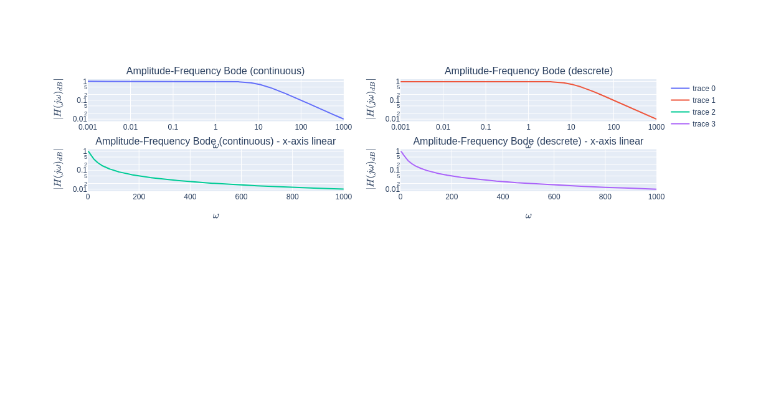
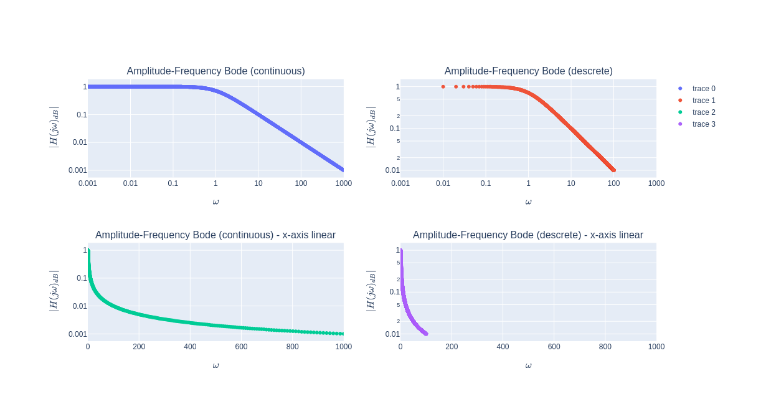
Before and after one commit to AGBV/DigiSiv, a Jupyter notebook: exercise06/MA2.ipynb, the cells around one changed output. Cells and saved outputs as stored; diff of their text form; code cells hidden in the pictures; blank space fills up the shorter version.

```diff
--- a/exercise06/MA2.ipynb
+++ b/exercise06/MA2.ipynb
@@ -2,14 +2,16 @@
 import numpy as np
 # %%
 # Parameter
-tau = 0.1                   # Zeitkonstante: Wie schnell klingt die Impulsantwort ab? tau klein -> schnell, tau groß -> langsam
+tau = 1                  # Zeitkonstante: Wie schnell klingt die Impulsantwort ab? tau klein -> schnell, tau groß -> langsam
 omega_g = 5 / tau           # Grenzfrequenz: Wie viel von der Übertragungsfunktion betrachten wir noch?
 T = 0.1 * np.pi / omega_g   # Abtastperiode: Abstasttheorem muss erfüllt sein: ws =2*pi/T --> T = (2*pi)/ws. Shannon: ws>2wg --> T<pi/wg
 N = 10_000                  # Anzahl Samples: wie viele Abtastpunkte gibt es?
 # %%
 # c)
 # requenz Schrittweite
-delta_omega = (2 * np.pi) / (N * T)
+sampling_frequenz = 1 / T
+omega = 2 * np.pi / T
+delta_omega = omega / N
 
 # Frequenzbasis
 omega_disk = np.arange(N) * delta_omega
@@ -23,6 +25,7 @@ H_disk = -1 / (1 + 1j * omega_disk * tau)
 omega_cont = np.logspace(-3,3,1000) # geht NUR für die Visualisierung des "kontinuierlichen" Spektrums. Bei FT wird linearer Abstand benötigt
 H_cont = -1 / (1 + 1j * omega_cont * tau)
 # %%
+%matplotlib notebook
 import plotly
 import plotly.graph_objects as go
 from plotly.subplots import make_subplots
@@ -51,42 +54,46 @@ fig.add_trace(
     go.Scatter(
         x = omega_cont,
         y = np.abs(H_cont),
+        mode = "markers",
     ), row=1, col=1
 )
 fig.add_trace(
     go.Scatter(
         x = omega_disk,
         y = np.abs(H_disk),
+        mode = "markers",
     ), row=1, col=2
 )
 fig.add_trace(
     go.Scatter(
         x = omega_cont,
         y = np.abs(H_cont),
+        mode = "markers",
     ), row=2, col=1
 )
 fig.add_trace(
     go.Scatter(
         x = omega_disk,
         y = np.abs(H_disk),
+        mode = "markers",
     ), row=2, col=2
 )
 r1 = [-3, 3]
 r2 = [10**i for i in r1]
 fig.update_layout(
-    # height=800,
+    height=600,
     xaxis1=dict(title=r'$\omega$', type="log", range=r1),
     xaxis2=dict(title=r'$\omega$', type="log", range=r1),
     xaxis3=dict(title=r'$\omega$', range=r2),
     xaxis4=dict(title=r'$\omega$', range=r2),
     yaxis1=dict(title=r'$|H(j\omega)_{dB}|$', type="log"),
     yaxis2=dict(title=r'$|H(j\omega)_{dB}|$', type="log"),
     yaxis3=dict(title=r'$|H(j\omega)_{dB}|$', type="log"),
     yaxis4=dict(title=r'$|H(j\omega)_{dB}|$', type="log"),
 )
 fig.show()
 # %% [output]
-[figure, old version]
+[figure, new version]
 # %%
 # d)
 # Berechne Impulsantwort aus Übertragungsfunktion
```
Also changed, not shown: parts of 1 cell of this notebook, 2 other files.
